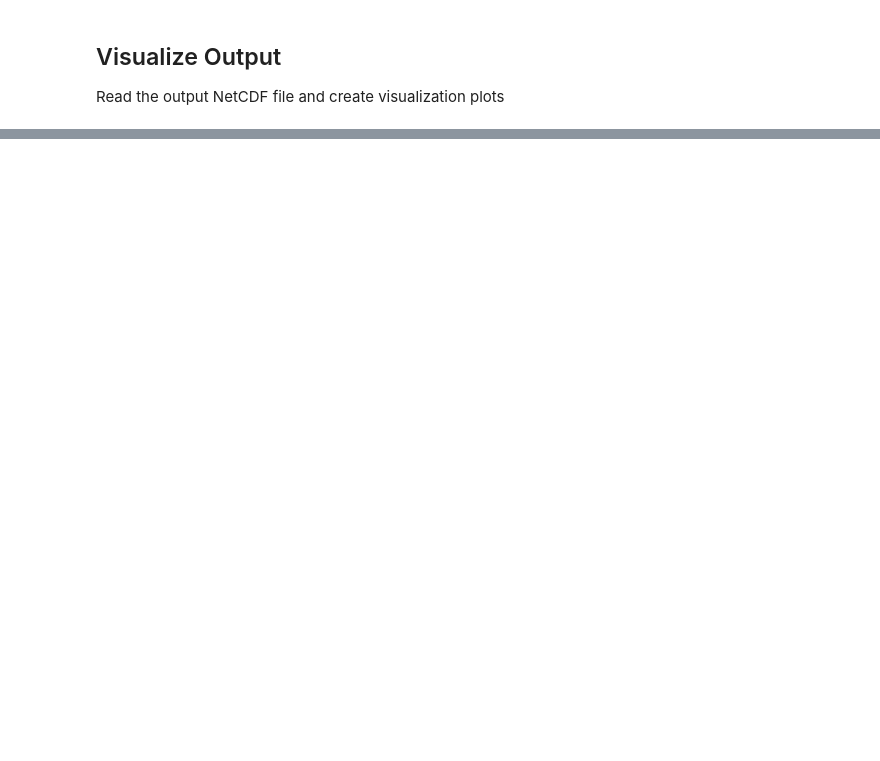
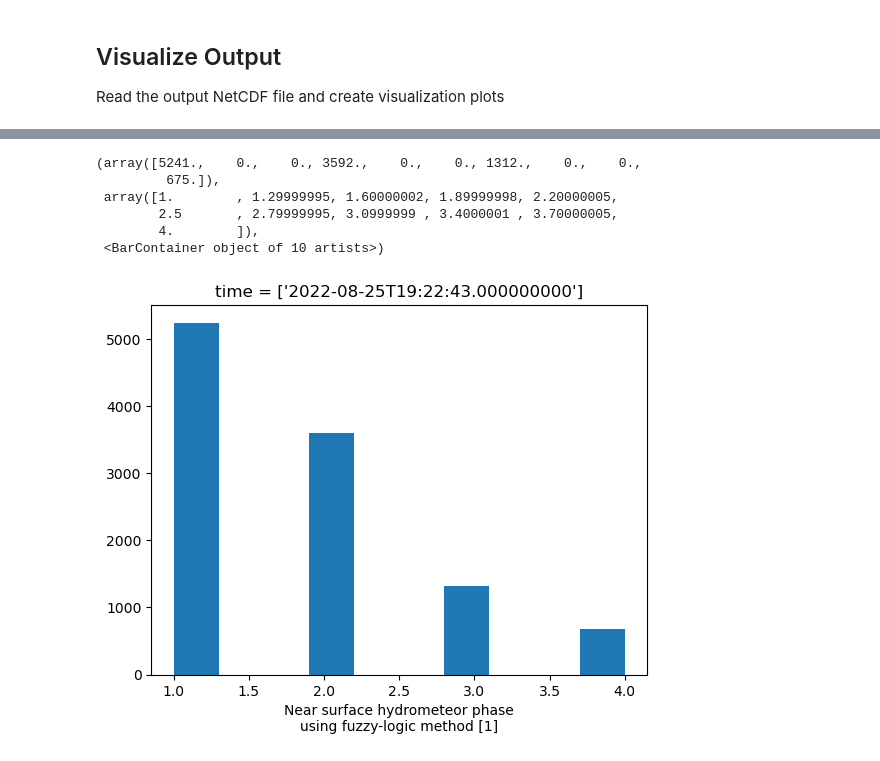
Before and after one commit to RBhupi/xprecipradarhp_vap_proc, a Jupyter notebook: sail_hp_src/run_test.ipynb, the cells around one changed output, grey strips where cells are left out. Cells and saved outputs as stored; diff of their text form; code cells hidden in the pictures; blank space fills up the shorter version.

```diff
--- a/sail_hp_src/run_test.ipynb
+++ b/sail_hp_src/run_test.ipynb
@@ -225,0 +236,10 @@ plt.show()
+# %%
+output_ds.hp_fhc.plot.hist()
+# %% [output]
+(array([5241.,    0.,    0., 3592.,    0.,    0., 1312.,    0.,    0.,
+         675.]),
+ array([1.        , 1.29999995, 1.60000002, 1.89999998, 2.20000005,
+        2.5       , 2.79999995, 3.0999999 , 3.4000001 , 3.70000005,
+        4.        ]),
+ <BarContainer object of 10 artists>)
+[figure, added]
```
Also changed, not shown: parts of 7 cells of this notebook, 1 other file.
